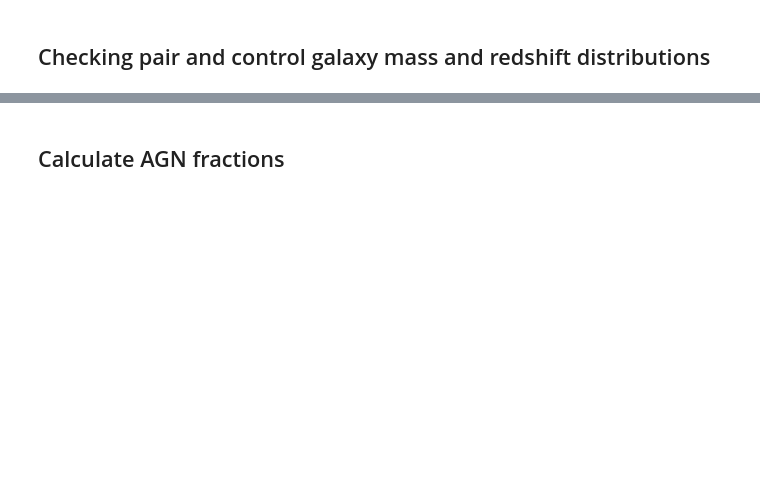
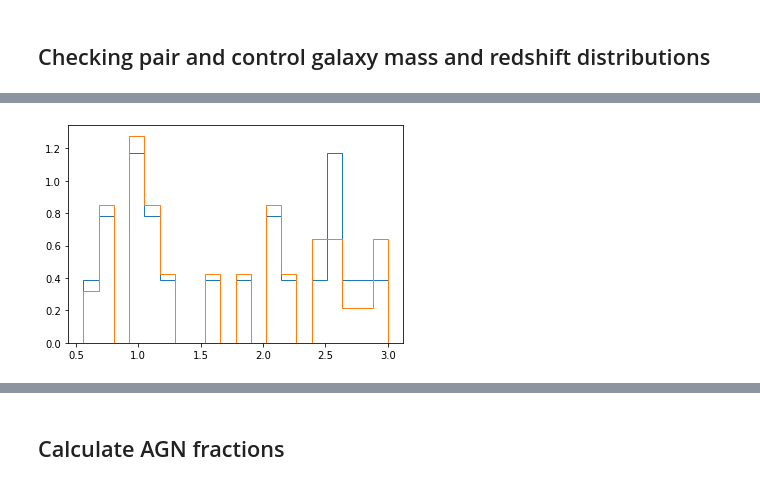
Before and after one commit to sldough21/pair-conv-misc, a Jupyter notebook: am_analysis.ipynb, the cells around one changed output, grey strips where cells are left out. Saved outputs shown, nothing was run; the diff lists cells and outputs as text; code cells hidden in the pictures; blank space fills up the shorter version.

```diff
--- a/am_analysis.ipynb
+++ b/am_analysis.ipynb
@@ -68,3 +77,15 @@ for file_idx in idx:
 # %%
-test_df = pd.read_csv('/nobackup/c1029594/CANDELS_AGN_merger_data/agn_merger_output/photoz_TEST.csv')
+# test_df = pd.read_csv('/nobackup/c1029594/CANDELS_AGN_merger_data/agn_merger_output/photoz_TEST.csv')
+ran_df = ran_df[ ran_df['kpc_sep'] < 20 ]
+pairz = np.concatenate( (np.array(ran_df['prime_drawn_z']), np.array(ran_df['partner_drawn_z'])), axis=0 )
+isoz =  np.concatenate( (np.array(ran_df['prime_control1_drawn_z']), np.array(ran_df['prime_control2_drawn_z']),
+                       np.array(ran_df['partner_control1_drawn_z']), np.array(ran_df['partner_control2_drawn_z'])), axis=0 )
+pairm = np.concatenate( (np.array(ran_df['prime_drawn_M']), np.array(ran_df['partner_drawn_M'])), axis=0 )
+isom =  np.concatenate( (np.array(ran_df['prime_control1_drawn_M']), np.array(ran_df['prime_control2_drawn_M']),
+                       np.array(ran_df['partner_control1_drawn_M']), np.array(ran_df['partner_control2_drawn_M'])), axis=0 )
+x, bins, patches = plt.hist(pairz, bins=20, density=True, histtype='step')
+plt.hist(isoz, bins=bins, density=True, histtype='step')
+plt.show()
+# %% [output]
+[figure, added]
 # %%
```
Also changed, not shown: parts of 20 cells of this notebook.
